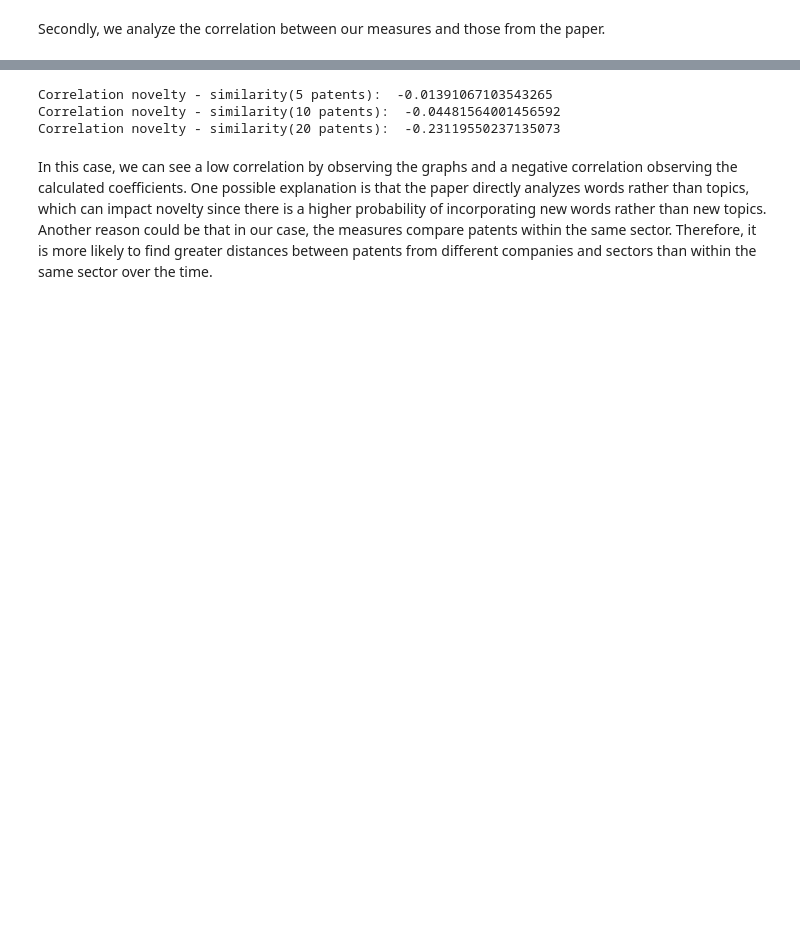
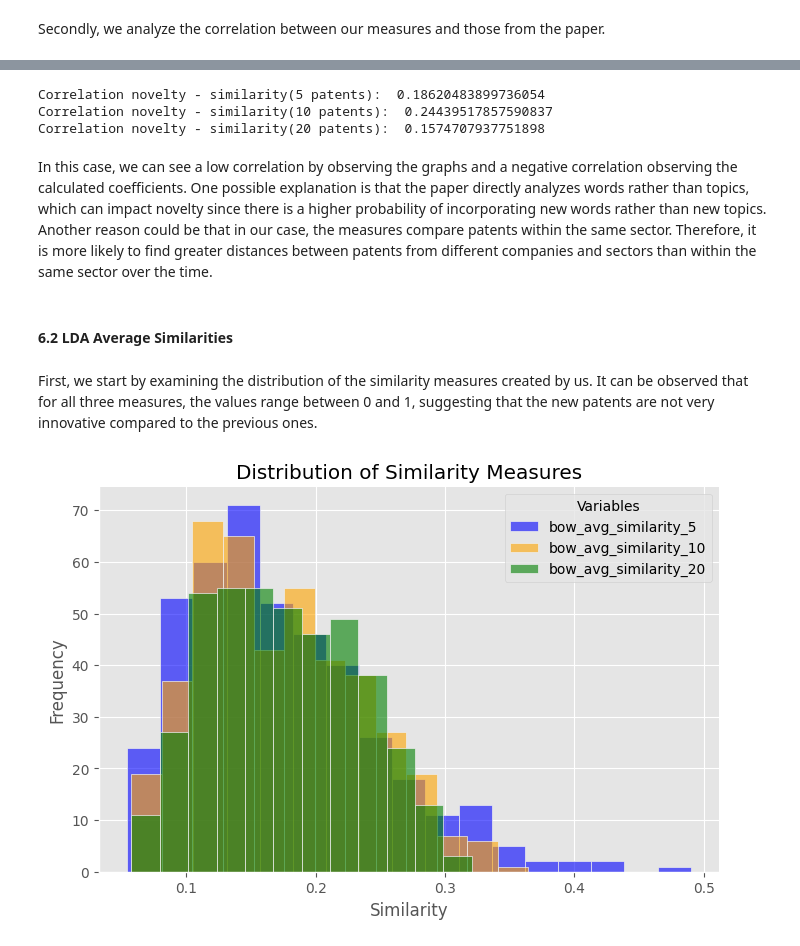
Before and after one commit to CatalinaOdizzio/Forcasting, a Jupyter notebook: final project/2_LDA_Topic_Modelling_final project.ipynb, the cells around one changed output, grey strips where cells are left out. Cells and saved outputs as stored; diff of their text form; code cells hidden in the pictures; blank space fills up the shorter version.

```diff
--- a/final project/2_LDA_Topic_Modelling_final project.ipynb
+++ b/final project/2_LDA_Topic_Modelling_final project.ipynb
@@ -524,13 +525,35 @@ plt.show()
 # %%
-correlation_5 = all_novelty['nov'].corr(all_novelty['avg_similarity_5'])
-correlation_10 = all_novelty['nov'].corr(all_novelty['avg_similarity_10'])
-correlation_20 = all_novelty['nov'].corr(all_novelty['avg_similarity_20'])
+correlation_5 = all_novelty['nov'].corr(all_novelty['lda_avg_similarity_5'])
+correlation_10 = all_novelty['nov'].corr(all_novelty['lda_avg_similarity_10'])
+correlation_20 = all_novelty['nov'].corr(all_novelty['lda_avg_similarity_20'])
 print("Correlation novelty - similarity(5 patents): ", correlation_5)
 print("Correlation novelty - similarity(10 patents): ", correlation_10)
 print("Correlation novelty - similarity(20 patents): ", correlation_20)
 # %% [output]
-Correlation novelty - similarity(5 patents):  -0.01391067103543265
-Correlation novelty - similarity(10 patents):  -0.04481564001456592
-Correlation novelty - similarity(20 patents):  -0.23119550237135073
+Correlation novelty - similarity(5 patents):  0.18620483899736054
+Correlation novelty - similarity(10 patents):  0.24439517857590837
+Correlation novelty - similarity(20 patents):  0.1574707937751898
 # %% [markdown]
  In this case, we can see a low correlation by observing the graphs and a negative correlation observing the calculated coefficients. One possible explanation is that the paper directly analyzes words rather than topics, which can impact novelty since there is a higher probability of incorporating new words rather than new topics. Another reason could be that in our case, the measures compare patents within the same sector. Therefore, it is more likely to find greater distances between patents from different companies and sectors than within the same sector over the time.
+# %% [markdown]
+#### 6.2 LDA Average Similarities
+# %% [markdown]
+First, we start by examining the distribution of the similarity measures created by us. It can be observed that for all three measures, the values range between 0 and 1, suggesting that the new patents are not very innovative compared to the previous ones.
+# %%
+variables = ['bow_avg_similarity_5', 'bow_avg_similarity_10', 'bow_avg_similarity_20']
+
+fig, ax = plt.subplots(figsize=(8, 5))
+colors = ['blue', 'orange', 'green']
+
+for i, variable in enumerate(variables):
+    sns.histplot(data=all_novelty, x=variable, ax=ax, label=variable, color=colors[i], alpha=0.6)
+
+ax.set_xlabel('Similarity')
+ax.set_ylabel('Frequency')
+ax.set_title('Distribution of Similarity Measures')
+ax.legend(title='Variables')
+sns.despine()
+
+plt.show()
+# %% [output]
+[figure, added]
```
Also changed, not shown: parts of 6 cells of this notebook.
